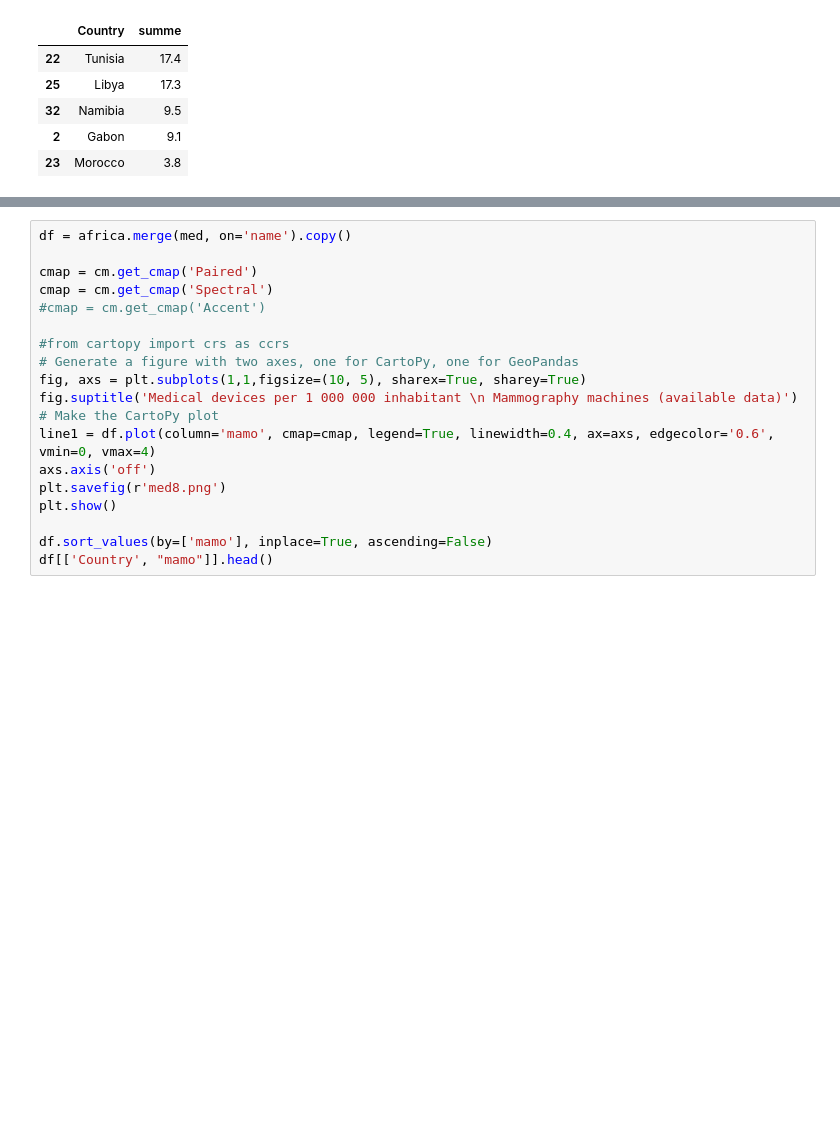
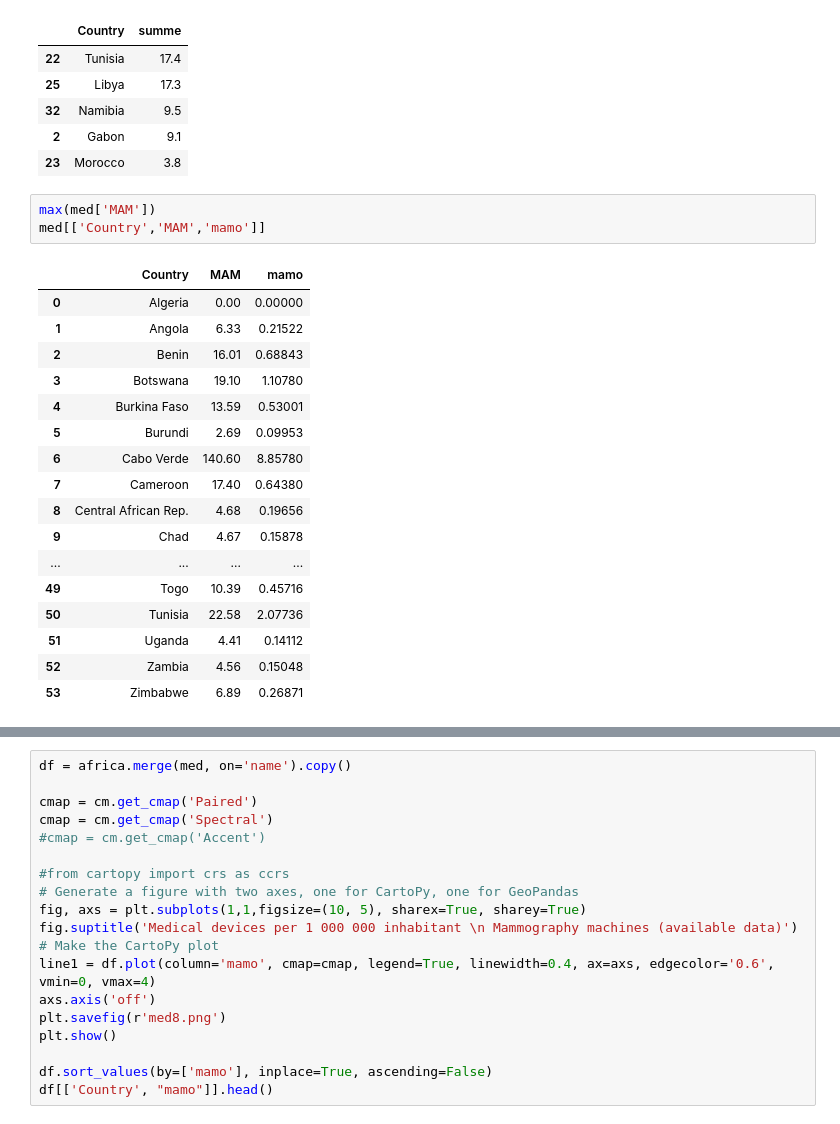
Before and after one commit to inestej/cancer_africa, a Jupyter notebook: Medical_devices.ipynb, the cells around one changed output, grey strips where cells are left out. Saved outputs shown, nothing was run; the diff lists cells and outputs as text; blank space fills up the shorter version.

```diff
--- a/Medical_devices.ipynb
+++ b/Medical_devices.ipynb
@@ -101,3 +101,24 @@ df[['Country', "summe"]].head()
 | 32 | Namibia | 9.5 |
 | 2 | Gabon | 9.1 |
 | 23 | Morocco | 3.8 |
+# %%
+max(med['MAM'])
+med[['Country','MAM','mamo']]
+# %% [output]
+|  | Country | MAM | mamo |
+| 0 | Algeria | 0.00 | 0.00000 |
+| 1 | Angola | 6.33 | 0.21522 |
+| 2 | Benin | 16.01 | 0.68843 |
+| 3 | Botswana | 19.10 | 1.10780 |
+| 4 | Burkina Faso | 13.59 | 0.53001 |
+| 5 | Burundi | 2.69 | 0.09953 |
+| 6 | Cabo Verde | 140.60 | 8.85780 |
+| 7 | Cameroon | 17.40 | 0.64380 |
+| 8 | Central African Rep. | 4.68 | 0.19656 |
+| 9 | Chad | 4.67 | 0.15878 |
+| ... | ... | ... | ... |
+| 49 | Togo | 10.39 | 0.45716 |
+| 50 | Tunisia | 22.58 | 2.07736 |
+| 51 | Uganda | 4.41 | 0.14112 |
+| 52 | Zambia | 4.56 | 0.15048 |
+| 53 | Zimbabwe | 6.89 | 0.26871 |
```
Also changed, not shown: parts of 5 cells of this notebook.
